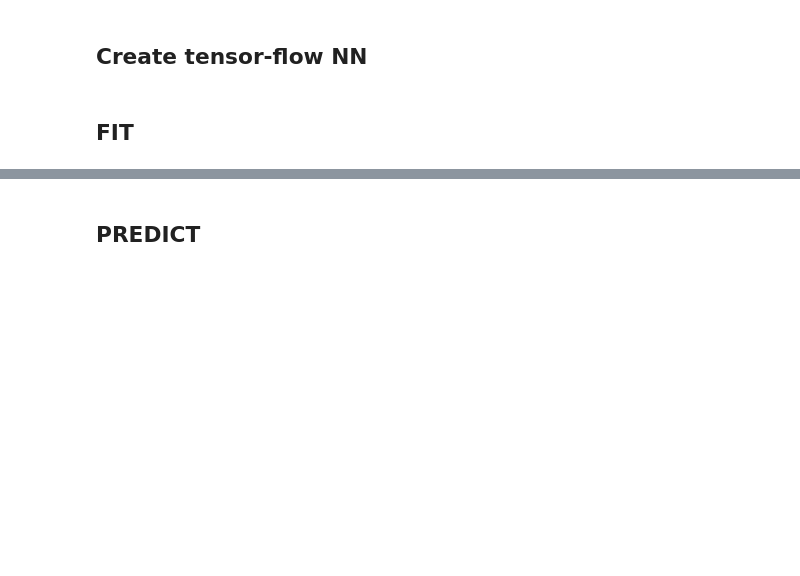
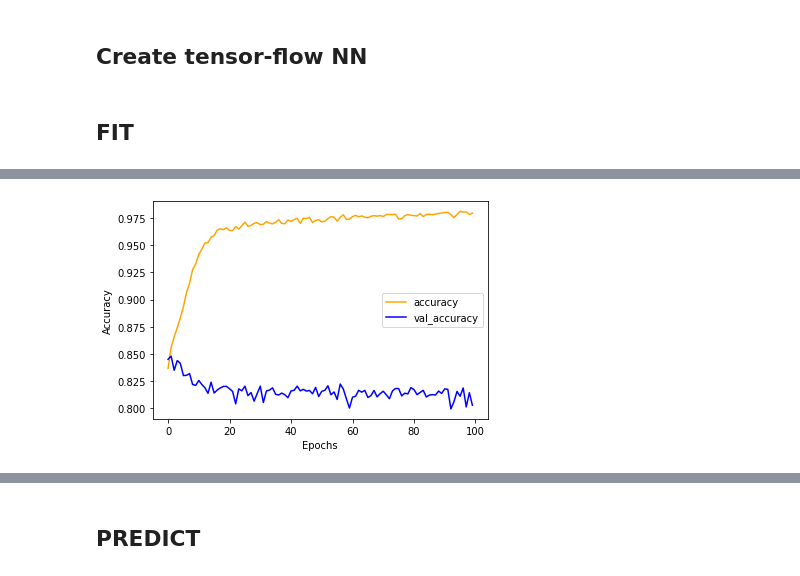
Before and after one commit to ggrotewold/FluShot, a Jupyter notebook: FluShot_TF.ipynb, the cells around one changed output, grey strips where cells are left out. Saved outputs shown, nothing was run; the diff lists cells and outputs as text; code cells hidden in the pictures; blank space fills up the shorter version.

```diff
--- a/FluShot_TF.ipynb
+++ b/FluShot_TF.ipynb
@@ -175,14 +176,15 @@ def model_seasonal():
 model_seasonal=model_seasonal()
 # %%
 # create model h1n1
-def model_h1n1():
+def model_h1n1(activation='relu', kernel_regularizer=None, optimizer='adam', loss='mean_squared_error'):
   model_h1n1 = keras.models.Sequential([
-        keras.layers.Dense(110, activation='relu', name='input_layer', kernel_regularizer='l2'),
-        keras.layers.Dense(70,  activation='relu', name='hidden_layer', kernel_regularizer='l2'),
-        keras.layers.Dropout(0.2),
-        keras.layers.Dense(1,   activation='relu', name='output_layer')
+        keras.layers.Dense(110, activation=activation, name='input_layer', kernel_regularizer=kernel_regularizer),
+        keras.layers.Dense(70,  activation=activation, name='hidden_layer1', kernel_regularizer=kernel_regularizer),
+        keras.layers.Dense(70,  activation=activation, name='hidden_layer2', kernel_regularizer=kernel_regularizer),
+        keras.layers.Dense(70,  activation=activation, name='hidden_layer3', kernel_regularizer=kernel_regularizer),
+        keras.layers.Dense(1,   activation=activation, name='output_layer')
       ])
-  model_h1n1.compile(optimizer='adam', loss='mean_squared_error', metrics=['accuracy'])
+  model_h1n1.compile(optimizer=optimizer, loss=loss, metrics=['accuracy'])
   return model_h1n1
 
 model_h1n1=model_h1n1()
@@ -197,0 +211,14 @@ seasonal_accuracy: -0.04318815758847294
+# %%
+# fit model_h1n1
+history = model_h1n1.fit(X_train, Y_train_h1n1, epochs=100, validation_data=(X_test, Y_test_h1n1), verbose=0)
+
+
+plt.plot(history.history['accuracy'], label='accuracy', color='orange')
+plt.plot(history.history['val_accuracy'], label='val_accuracy', color='b')
+plt.xlabel('Epochs')
+plt.ylabel('Accuracy')
+plt.legend()
+
+plt.show()
+# %% [output]
+[figure, added]
```
Also changed, not shown: parts of 7 cells of this notebook.
